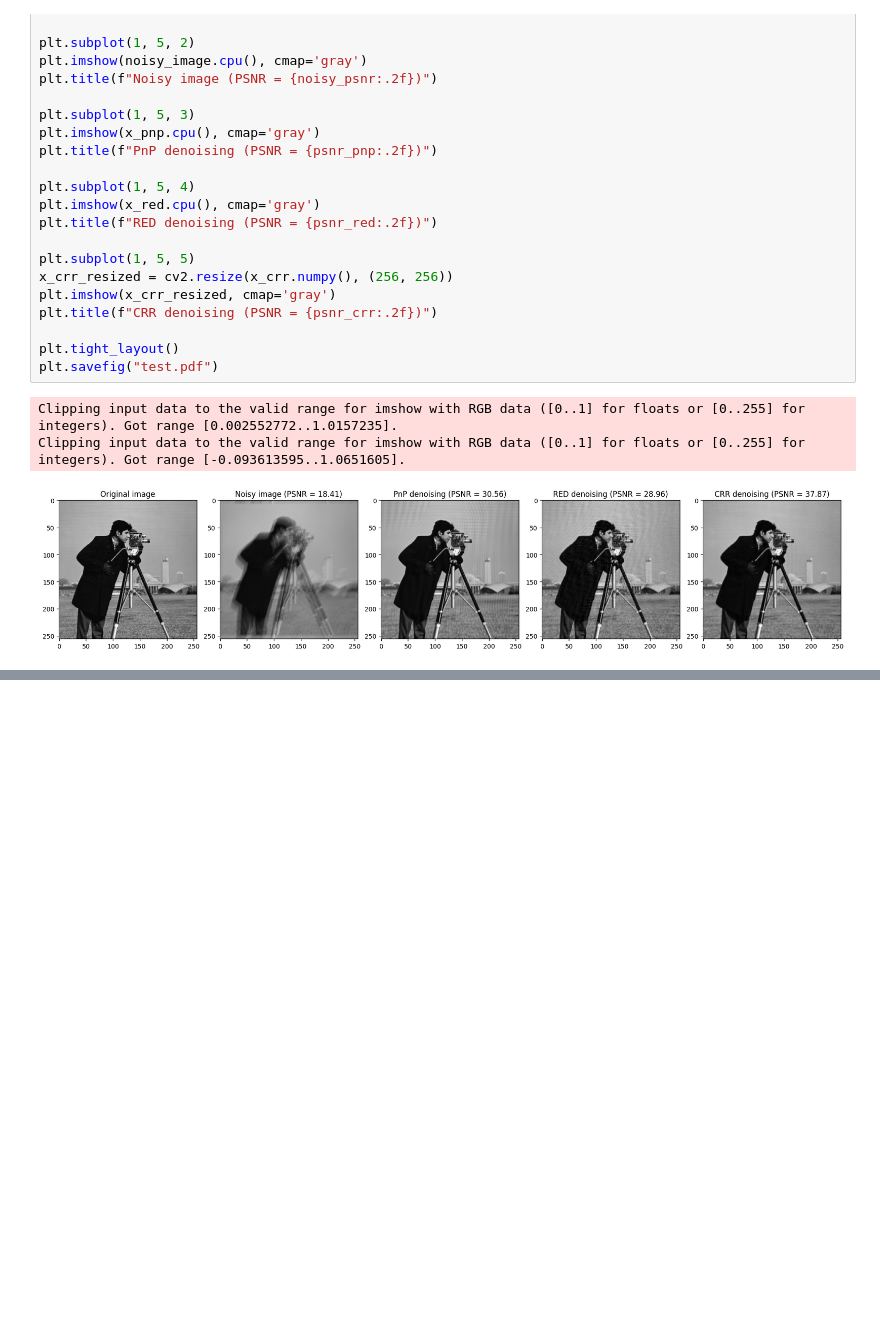
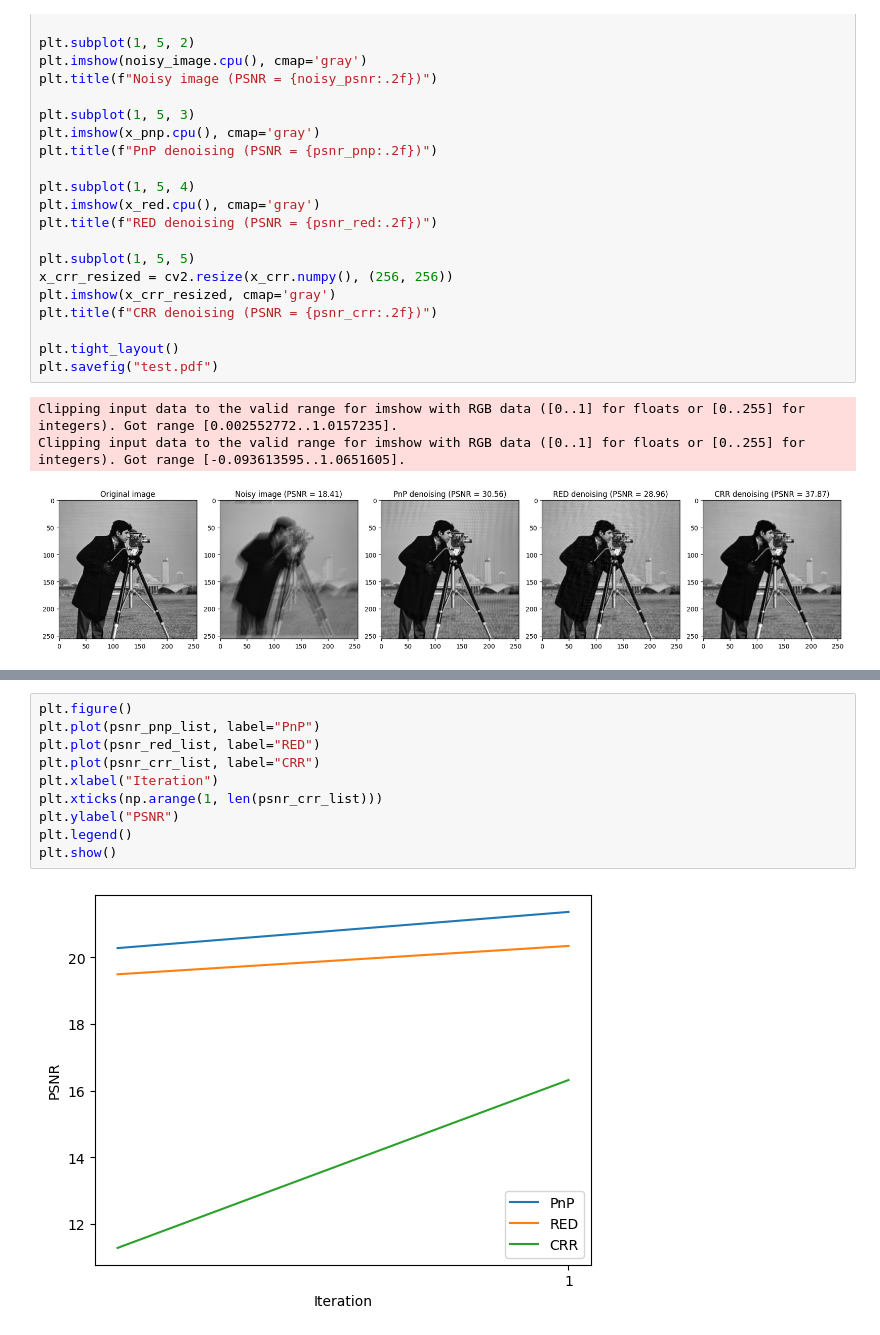
Before and after one commit to SullivanCastro/GMI_experiment, a Jupyter notebook: experiments.ipynb, the cells around one changed output, grey strips where cells are left out. Cells and saved outputs as stored; diff of their text form; blank space fills up the shorter version.

```diff
--- a/experiments.ipynb
+++ b/experiments.ipynb
@@ -311,0 +307,12 @@ Clipping input data to the valid range for imshow with RGB data ([0..1] for floa
+# %%
+plt.figure()
+plt.plot(psnr_pnp_list, label="PnP")
+plt.plot(psnr_red_list, label="RED")
+plt.plot(psnr_crr_list, label="CRR")
+plt.xlabel("Iteration")
+plt.xticks(np.arange(1, len(psnr_crr_list)))
+plt.ylabel("PSNR")
+plt.legend()
+plt.show()
+# %% [output]
+[figure, added]
```
Also changed, not shown: parts of 6 cells of this notebook, 1 other file.
